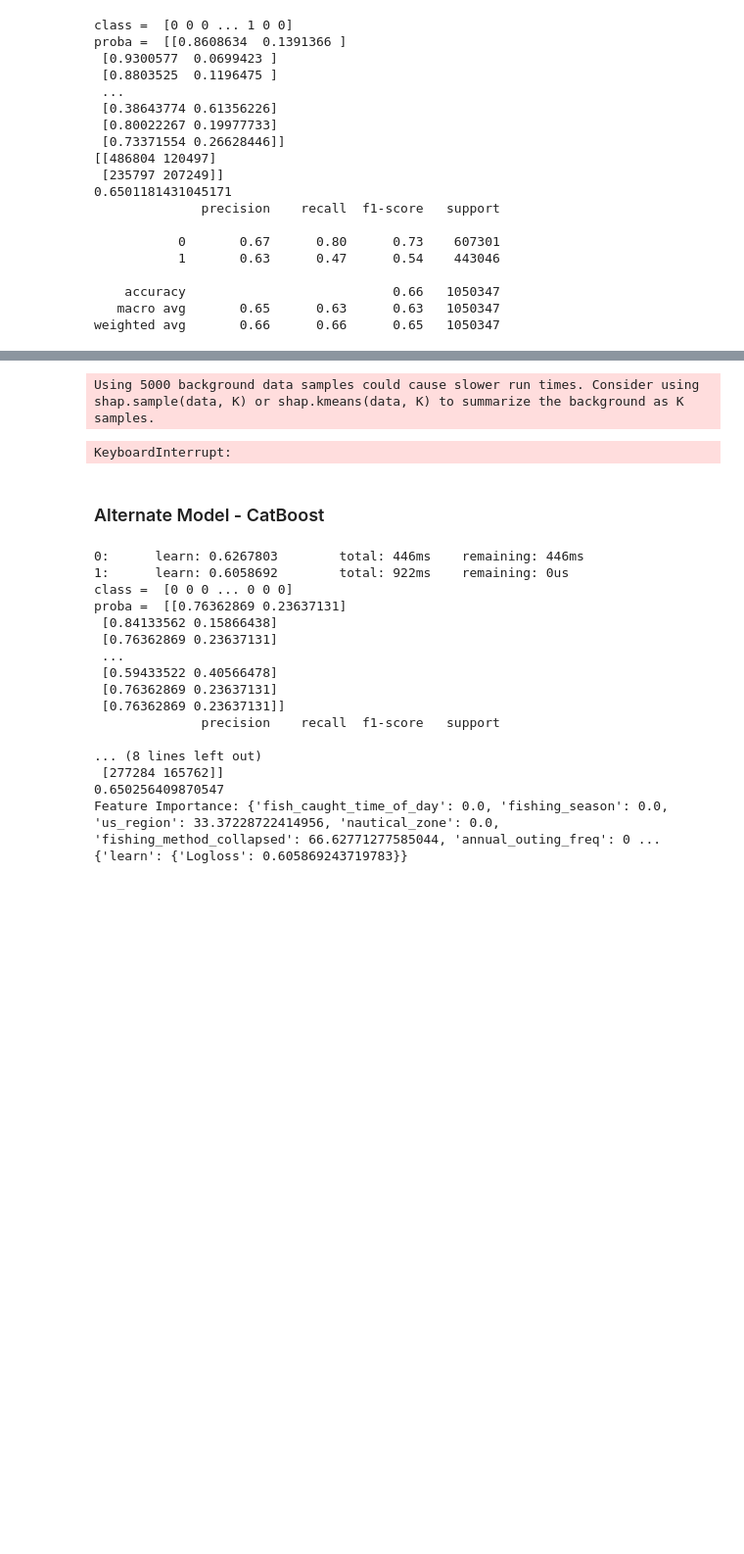
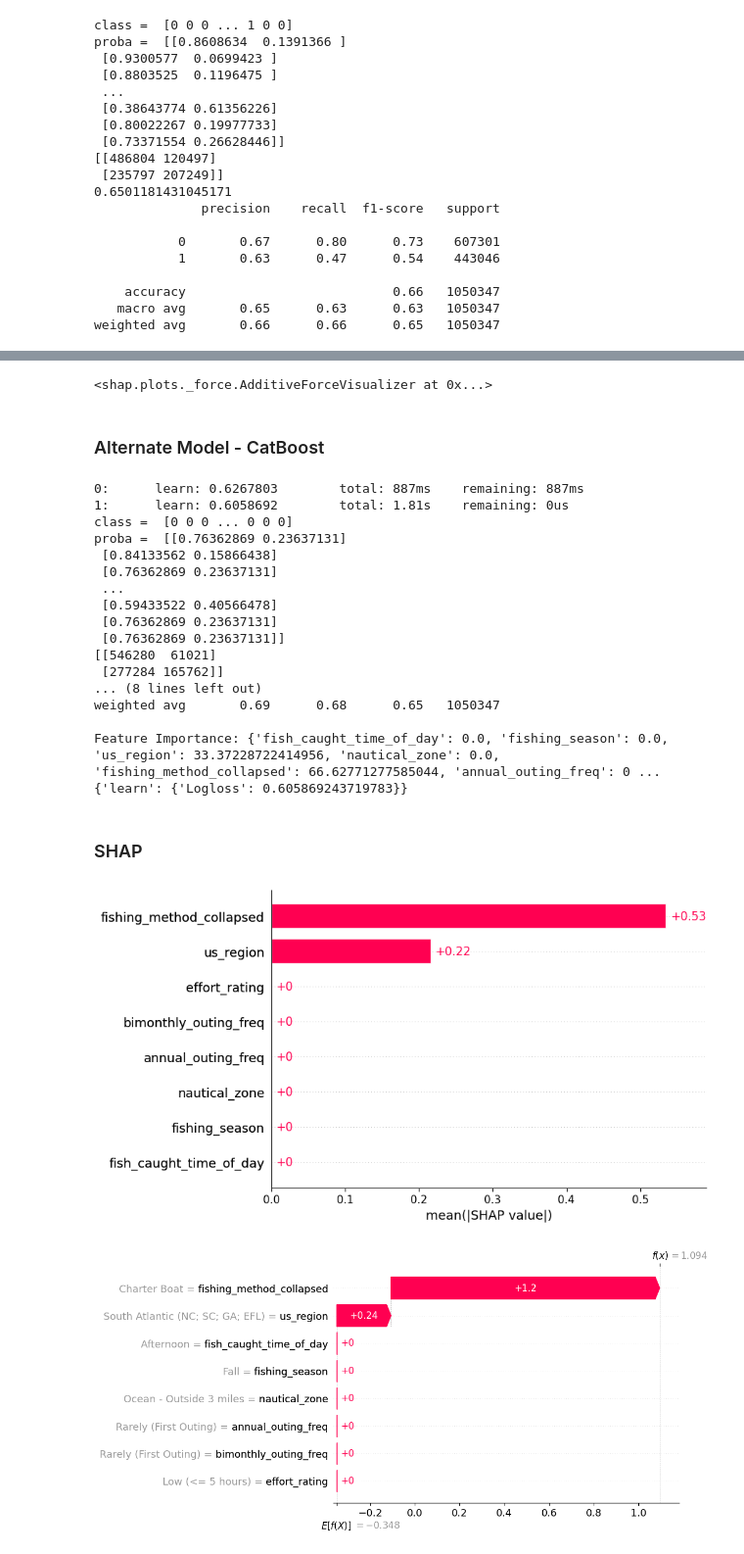
Before and after one commit to lopezj1/noaa_eda, a Jupyter notebook: ml/ml_training.ipynb, the cells around one changed output, grey strips where cells are left out. Shown at 98% size. Saved outputs shown, nothing was run; the diff lists cells and outputs as text; code cells hidden in the pictures; blank space fills up the shorter version.

Commit message:
model explainability and debugging with SHAP

```diff
--- a/ml/ml_training.ipynb
+++ b/ml/ml_training.ipynb
@@ -80,7 +86,7 @@ df['annual_outing_freq'] = df['number_of_outings_in_last_year'].apply(get_annual
 df['bimonthly_outing_freq'] = df['number_of_outings_in_last_2_months'].apply(get_bimonthly_outing_frequency)
 df['effort_rating'] = df['trip_fishing_effort_hours'].apply(get_effort_rating)
 # %%
-def preprocess_data(df: pd.DataFrame, encode: bool):
+def preprocess_data(df: pd.DataFrame):
     #Define Features and Label
     drop_cols = ['number_of_outings_in_last_2_months',
                 'number_of_outings_in_last_year',
@@ -88,19 +94,11 @@ def preprocess_data(df: pd.DataFrame, encode: bool):
                 'trip_month_name',
                 'caught']
     X = df.drop(columns=drop_cols)
+    feature_names = X.columns.tolist()
     X = X.astype('category') # cast as category dtype
-
-    if encode == True:
-        #Encoding
-        encoder = OrdinalEncoder()
-        X = encoder.fit_transform(X)
-
     y = df['caught'].astype(int)
 
-    #Split data into training and test sets
-    X_train, X_test, y_train, y_test = train_test_split(X, y, test_size=0.2, random_state=42)
-
-    return X_train, X_test, y_train, y_test
+    return feature_names, X, y
 # %% [markdown]
 ### Baseline Model - Categorical Naive Bayes
 # %%
@@ -138,21 +158,23 @@ weighted avg       0.66      0.66      0.65   1050347
 # %%
-#SHAP
 sample_size = 100
-X_sample = shap.utils.sample(X_test, sample_size)
+X_train_sample = shap.utils.sample(X_train, sample_size)
+X_test_sample = shap.utils.sample(X_test, sample_size)
 
-explainer = shap.KernelExplainer(model.predict_proba, X_sample)
-shap_values = explainer.shap_values(X_sample)
-
-#Plot Feature Importance
-shap.summary_plot(shap_values, X_sample)
+#Force plot
+explainer = shap.KernelExplainer(model.predict_proba, X_train_sample, feature_names=feature_names)
+shap_values = explainer.shap_values(X_test_sample[0])
+shap.force_plot(explainer.expected_value[0], shap_values[..., 0], X_test_sample[0])
 # %% [output]
-Using 5000 background data samples could cause slower run times. Consider using shap.sample(data, K) or shap.kmeans(data, K) to summarize the background as K samples.
+<shap.plots._force.AdditiveForceVisualizer at 0x...>
-KeyboardInterrupt:
 # %% [markdown]
 ### Alternate Model - CatBoost
 # %%
 #Train model and predict
-X_train, X_test, y_train, y_test = preprocess_data(df, encode=False)
+feature_names, X, y = preprocess_data(df)
+
+#Split data into training and test sets
+X_train, X_test, y_train, y_test = train_test_split(X, y, test_size=0.2, random_state=42)
+
 cat_features = X_train.columns.tolist()
 model = CatBoostClassifier(iterations=2,
                            depth=2,
@@ -172,8 +194,8 @@ print(classification_report(y_test, y_pred))
 print(f'Feature Importance: {dict(zip(model.feature_names_,model.get_feature_importance()))}')
 print(f'{model.best_score_}')
 # %% [output]
-0:      learn: 0.6267803        total: 446ms    remaining: 446ms
-1:      learn: 0.6058692        total: 922ms    remaining: 0us
+0:      learn: 0.6267803        total: 887ms    remaining: 887ms
+1:      learn: 0.6058692        total: 1.81s    remaining: 0us
 class =  [0 0 0 ... 0 0 0]
 proba =  [[0.76362869 0.23637131]
  [0.84133562 0.15866438]
@@ -182,10 +204,10 @@ proba =  [[0.76362869 0.23637131]
  [0.59433522 0.40566478]
  [0.76362869 0.23637131]
  [0.76362869 0.23637131]]
-              precision    recall  f1-score   support
+[[546280  61021]
+ [277284 165762]]
+... (8 lines left out)
+weighted avg       0.69      0.68      0.65   1050347
 
-... (8 lines left out)
- [277284 165762]]
-0.650256409870547
 Feature Importance: {'fish_caught_time_of_day': 0.0, 'fishing_season': 0.0, 'us_region': 33.37228722414956, 'nautical_zone': 0.0, 'fishing_method_collapsed': 66.62771277585044, 'annual_outing_freq': 0 ...
 {'learn': {'Logloss': 0.605869243719783}}
@@ -198,0 +214,11 @@ shap.summary_plot(shap_values, X_test)
+# %% [markdown]
+### SHAP
+# %%
+#Bar plot feature importance
+explainer = shap.Explainer(model)
+shap_values = explainer(X_test)
+shap.plots.bar(shap_values)
+shap.plots.waterfall(shap_values[3]) #expected and predicted is caught (1)
+# %% [output]
+[figure, added]
+[figure, added]
```
Also changed, not shown: parts of 8 cells of this notebook.
